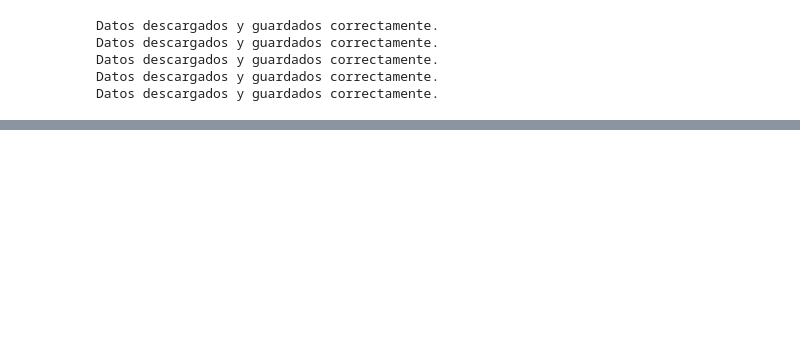
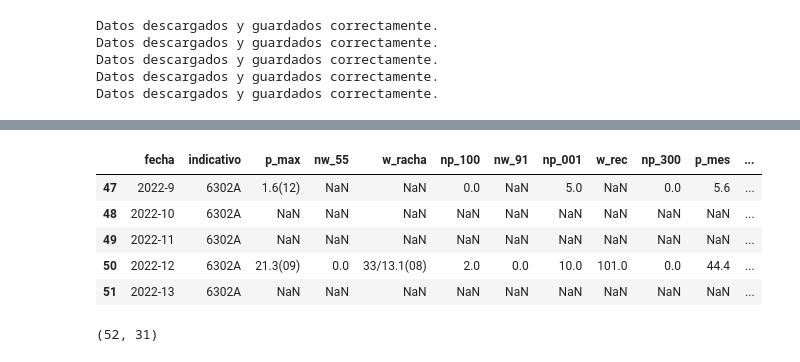
Before and after one commit to borjadola/Analisis-ETL-Precipitaciones, a Jupyter notebook: Notebooks/API.ipynb, the cells around one changed output, grey strips where cells are left out. Saved outputs shown, nothing was run; the diff lists cells and outputs as text; code cells hidden in the pictures; blank space fills up the shorter version.

```diff
--- a/Notebooks/API.ipynb
+++ b/Notebooks/API.ipynb
@@ -64,3 +64,16 @@ almeria.head()
+# %%
+almeria.tail()
+# %% [output]
+|  | fecha | indicativo | p_max | nw_55 | w_racha | np_100 | nw_91 | np_001 | w_rec | np_300 | p_mes | ... |
+| 47 | 2022-9 | 6302A | 1.6(12) | NaN | NaN | 0.0 | NaN | 5.0 | NaN | 0.0 | 5.6 | ... |
+| 48 | 2022-10 | 6302A | NaN | NaN | NaN | NaN | NaN | NaN | NaN | NaN | NaN | ... |
+| 49 | 2022-11 | 6302A | NaN | NaN | NaN | NaN | NaN | NaN | NaN | NaN | NaN | ... |
+| 50 | 2022-12 | 6302A | 21.3(09) | 0.0 | 33/13.1(08) | 2.0 | 0.0 | 10.0 | 101.0 | 0.0 | 44.4 | ... |
+| 51 | 2022-13 | 6302A | NaN | NaN | NaN | NaN | NaN | NaN | NaN | NaN | NaN | ... |
+# %%
+almeria.shape
+# %% [output]
+(52, 31)
 # %%
 a_coruna.head()
 # %% [output]
```
Also changed, not shown: parts of 4 cells of this notebook, 5 other files.
